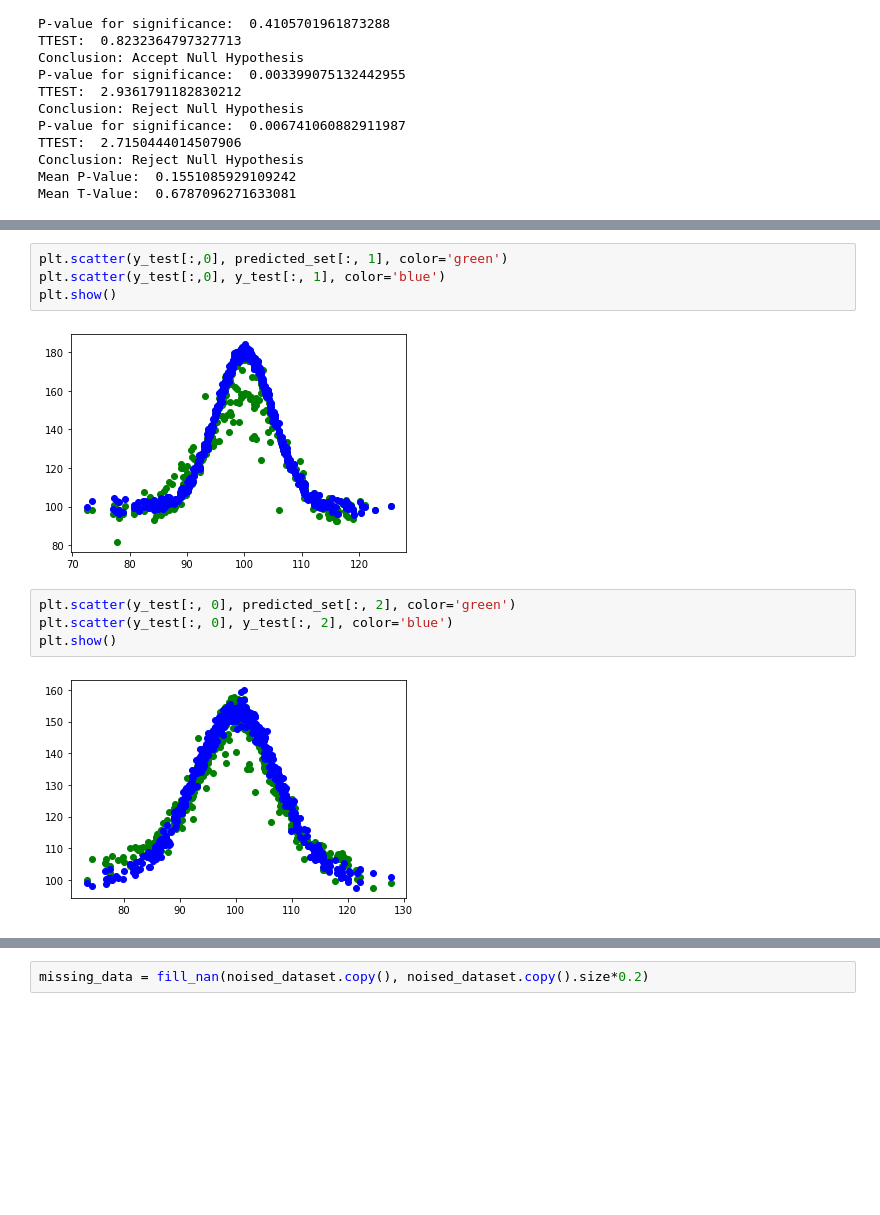
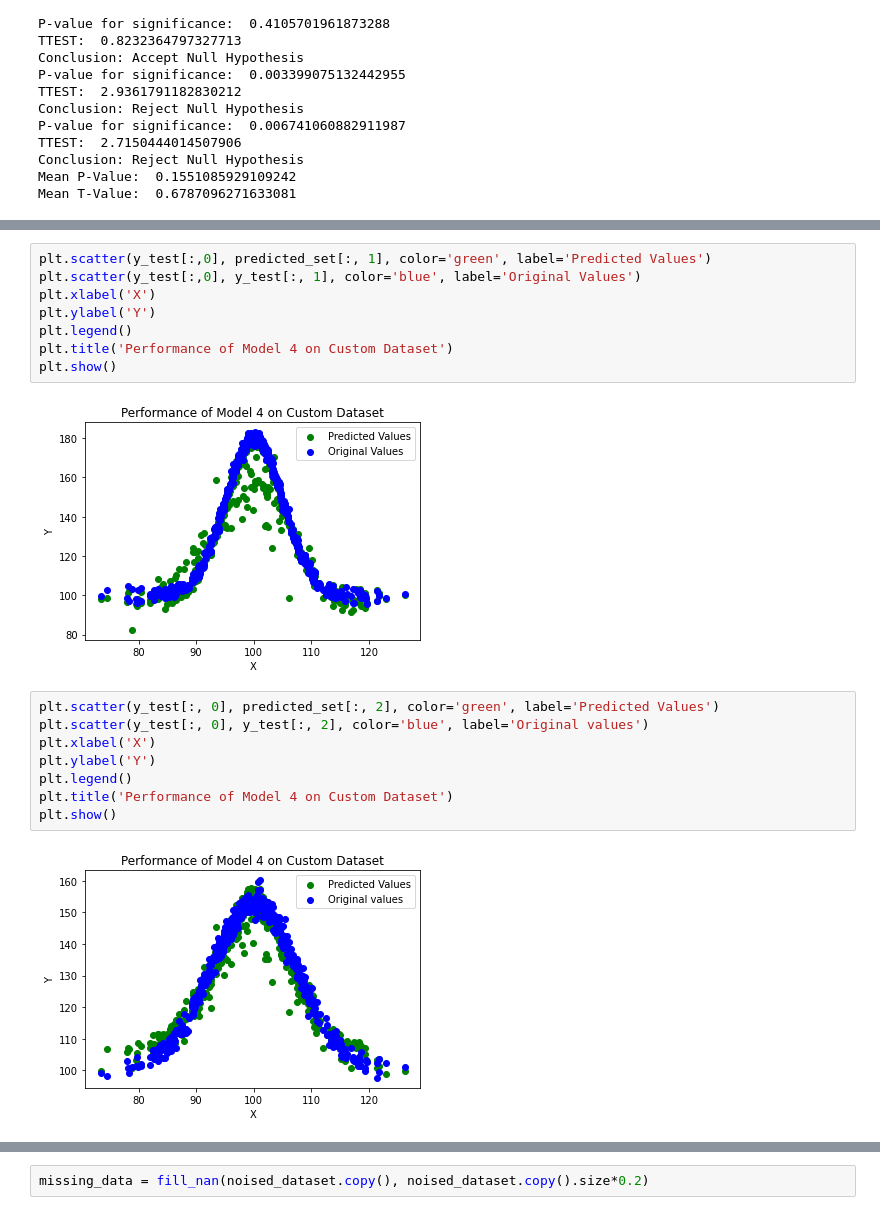
Before and after one commit to n-minhhai/DL-data-imputation, a Jupyter notebook: model4.ipynb, the cells around one changed output, grey strips where cells are left out. Cells and saved outputs as stored; diff of their text form; blank space fills up the shorter version.

Commit message:
Updated labels for model 4

```diff
--- a/model4.ipynb
+++ b/model4.ipynb
@@ -390,13 +390,21 @@ plt.show()
 # %%
-plt.scatter(y_test[:,0], predicted_set[:, 1], color='green')
-plt.scatter(y_test[:,0], y_test[:, 1], color='blue')
+plt.scatter(y_test[:,0], predicted_set[:, 1], color='green', label='Predicted Values')
+plt.scatter(y_test[:,0], y_test[:, 1], color='blue', label='Original Values')
+plt.xlabel('X')
+plt.ylabel('Y')
+plt.legend()
+plt.title('Performance of Model 4 on Custom Dataset')
 plt.show()
 # %% [output]
-[figure, old version]
+[figure, new version]
 # %%
-plt.scatter(y_test[:, 0], predicted_set[:, 2], color='green')
-plt.scatter(y_test[:, 0], y_test[:, 2], color='blue')
+plt.scatter(y_test[:, 0], predicted_set[:, 2], color='green', label='Predicted Values')
+plt.scatter(y_test[:, 0], y_test[:, 2], color='blue', label='Original values')
+plt.xlabel('X')
+plt.ylabel('Y')
+plt.legend()
+plt.title('Performance of Model 4 on Custom Dataset')
 plt.show()
 # %% [output]
-[figure, old version]
+[figure, new version]
 # %%
```
Also changed, not shown: parts of 4 cells of this notebook, 3 other files.
